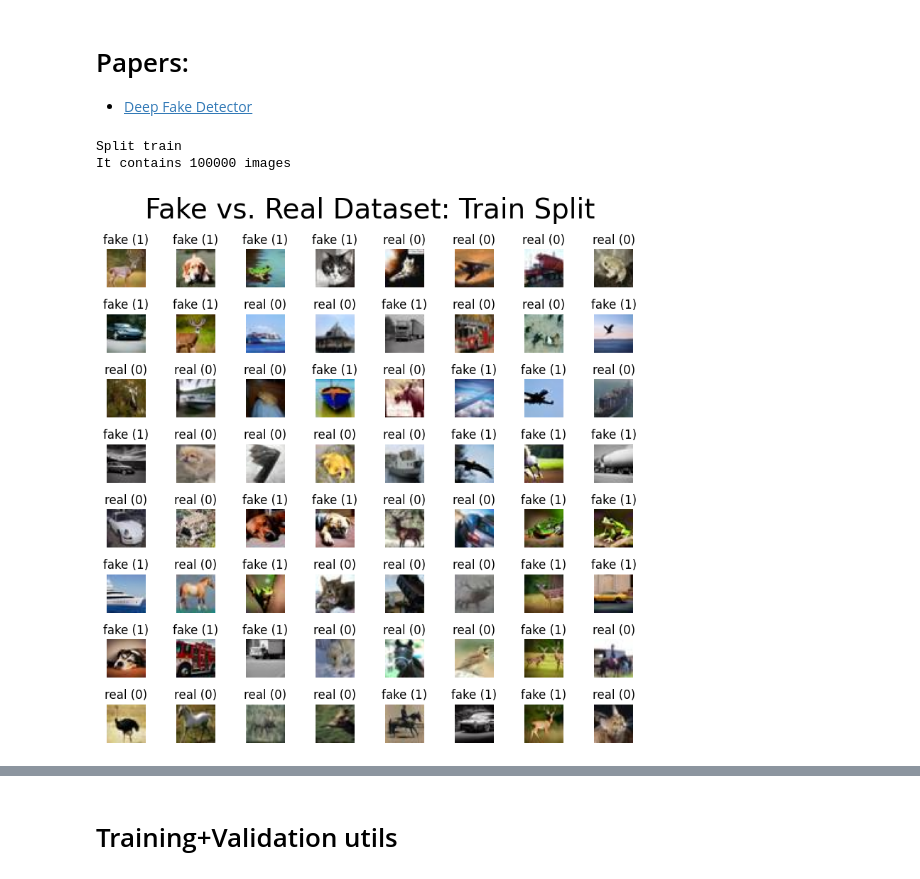
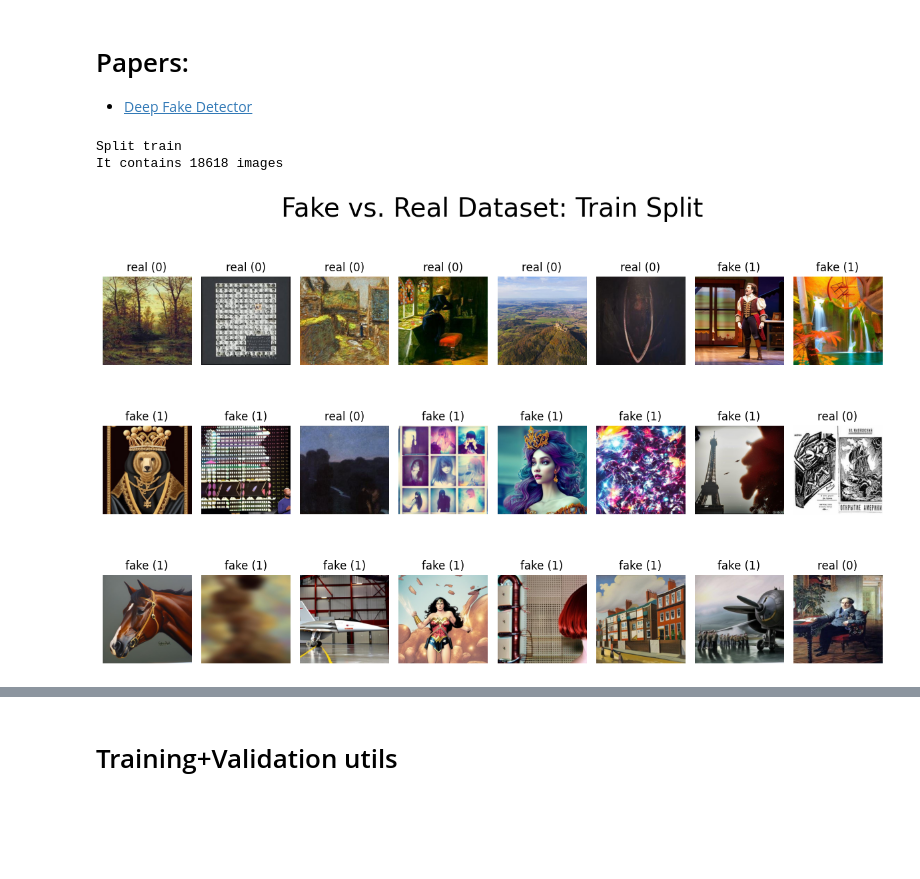
Before and after one commit to st235/HSE.SyntheticDetection, a Jupyter notebook: SyntheticsDetection.ipynb, the cells around one changed output, grey strips where cells are left out. Saved outputs shown, nothing was run; the diff lists cells and outputs as text; code cells hidden in the pictures; blank space fills up the shorter version.

```diff
--- a/SyntheticsDetection.ipynb
+++ b/SyntheticsDetection.ipynb
@@ -80,7 +80,7 @@ class DeepFakeDataset(Dataset):
         return image, probs
 # %%
 def plt_dataset(dataset, indices, row_size=8, title=None):
-    fig, ax = plt.subplots(nrows=math.ceil(len(indices) / row_size), ncols=row_size, figsize=(8, 8))
+    fig, ax = plt.subplots(nrows=math.ceil(len(indices) / row_size), ncols=row_size, figsize=(12, 8))
 
     if title:
         fig.suptitle(f'Fake vs. Real Dataset: {title}', fontsize=28)
@@ -103,17 +103,17 @@ def plt_dataset(dataset, indices, row_size=8, title=None):
         ax[grid_i, grid_j].imshow(image)
 # %%
 dataset = DeepFakeDataset('./temp/dataset')
-indices = np.random.randint(0, len(dataset), 64)
+indices = np.random.randint(0, len(dataset), 24)
 
 print(f'Split {dataset.split}')
 print(f'It contains {len(dataset)} images')
 
 plt_dataset(dataset, indices, title='Train Split')
 plt.tight_layout()
 plt.show()
 # %% [output]
 Split train
-It contains 100000 images
+It contains 18618 images
-[figure, old version]
+[figure, new version]
 # %%
 dataset = DeepFakeDataset('./temp/dataset', split='test')
```
Also changed, not shown: parts of 9 cells of this notebook.
